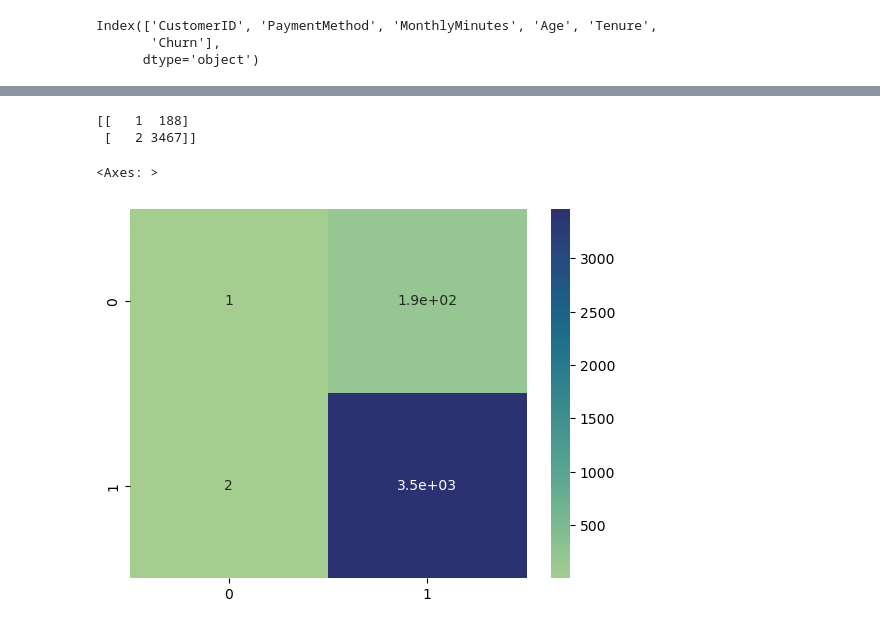
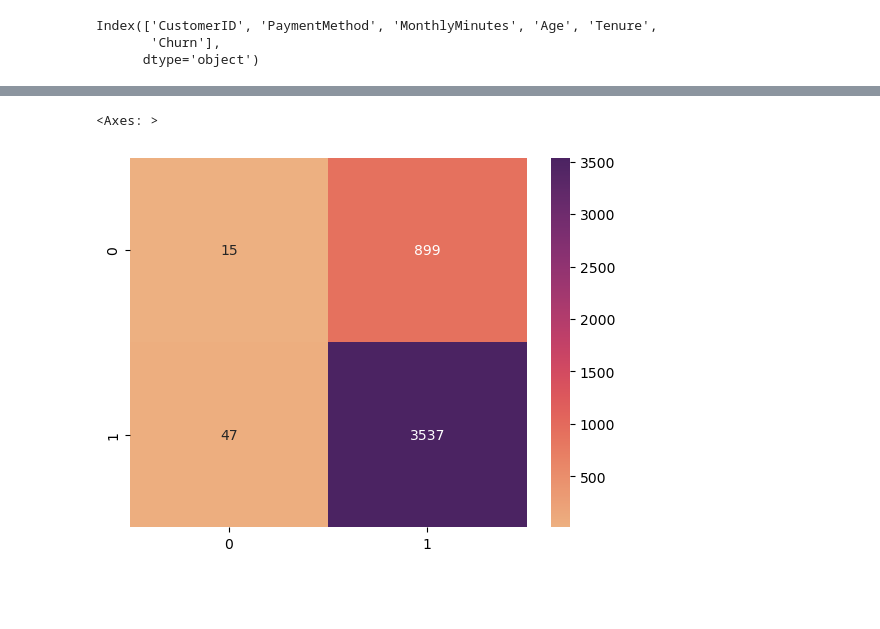
Before and after one commit to christiandarvs/CSIS311-ML, a Jupyter notebook: lab/knn.ipynb, the cells around one changed output, grey strips where cells are left out. Cells and saved outputs as stored; diff of their text form; code cells hidden in the pictures; blank space fills up the shorter version.

```diff
--- a/lab/knn.ipynb
+++ b/lab/knn.ipynb
@@ -81,22 +122,0 @@ Name: count, dtype: int64
-# %%
-# Convert paymentMethod column to strings
-df["paymentMethod"] = df["paymentMethod"].astype(str)
-
-# Remove the word (automatic)
-# df["paymentMethod"] = df["paymentMethod"].apply(
-#     lambda x: x.replace("(automatic)", "").strip()
-# )
-df["paymentMethod"] = df["paymentMethod"].apply(
-    lambda x: (
-        0
-        if x.strip().lower() == "electronic check"
-        else (
-            1
-            if x.strip().lower() == "mailed check"
-            else 2 if x.strip().lower() == "bank transfer" else 3
-        )
-    )
-)
-
-
-df["paymentMethod"].value_counts()
@@ -110,7 +123,3 @@ Name: count, dtype: int64
-# %%
-df["label"] = df["label"].apply(
-    lambda x: 0 if x == "fraud" else 1 if x == "legit" else x
-)
 # %%
 # Rename the columns based on the given instructions
 df.columns = [
@@ -168,28 +228,22 @@ Index(['CustomerID', 'PaymentMethod', 'MonthlyMinutes', 'Age', 'Tenure',
 # %%
 from sklearn.model_selection import train_test_split
 from sklearn.neighbors import KNeighborsClassifier
+from sklearn.preprocessing import StandardScaler
 
 
-X = df[
-    [
-        "MonthlyMinutes",
-        "Tenure",
-    ]
-]
+X = df.drop(columns=["Churn", "CustomerID", "PaymentMethod", "Age"])
 y = df["Churn"]
 X_train, X_test, y_train, y_test = train_test_split(
     X, y, test_size=0.3, random_state=42
 )
 
-from sklearn.preprocessing import StandardScaler
-
 sc = StandardScaler()
 X_train = sc.fit_transform(X_train)
 X_test = sc.transform(X_test)
 # %%
 from sklearn.model_selection import cross_val_score
 
-knn = KNeighborsClassifier(algorithm="brute", metric="euclidean", n_neighbors=9, p=1)
+knn = KNeighborsClassifier(n_neighbors=9, metric="euclidean", p=1)
 cv_scores = cross_val_score(knn, X_train, y_train, cv=5)
 
 print("Cross-validation scores:", cv_scores)
@@ -275,9 +353,7 @@ Recall Score: 0.949%
 # %%
 conf_matrix = confusion_matrix(y_test, y_pred)
-print(conf_matrix)
-sns.heatmap(conf_matrix, annot=True, cmap="crest")
+
+sns.heatmap(conf_matrix, annot=True, cmap="flare", fmt=".0f")
 # %% [output]
-[[   1  188]
- [   2 3467]]
+<Axes: >
-<Axes: >
-[figure, old version]
+[figure, new version]
```
Also changed, not shown: parts of 26 cells of this notebook, 2 other files.
